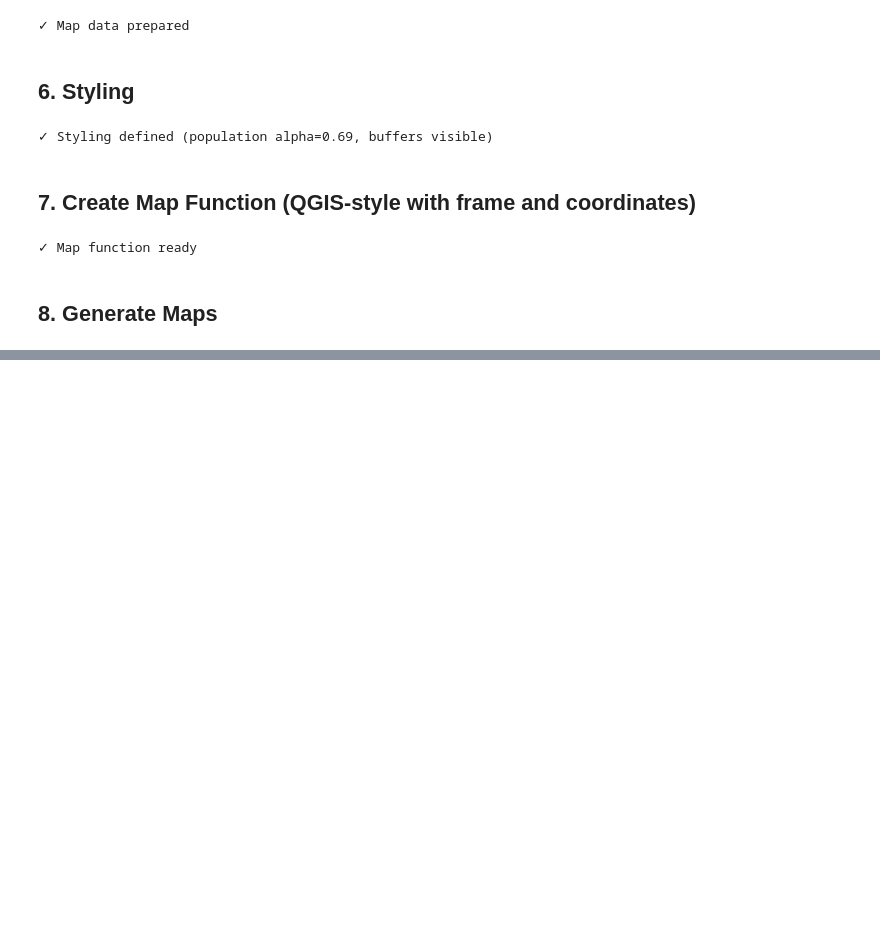
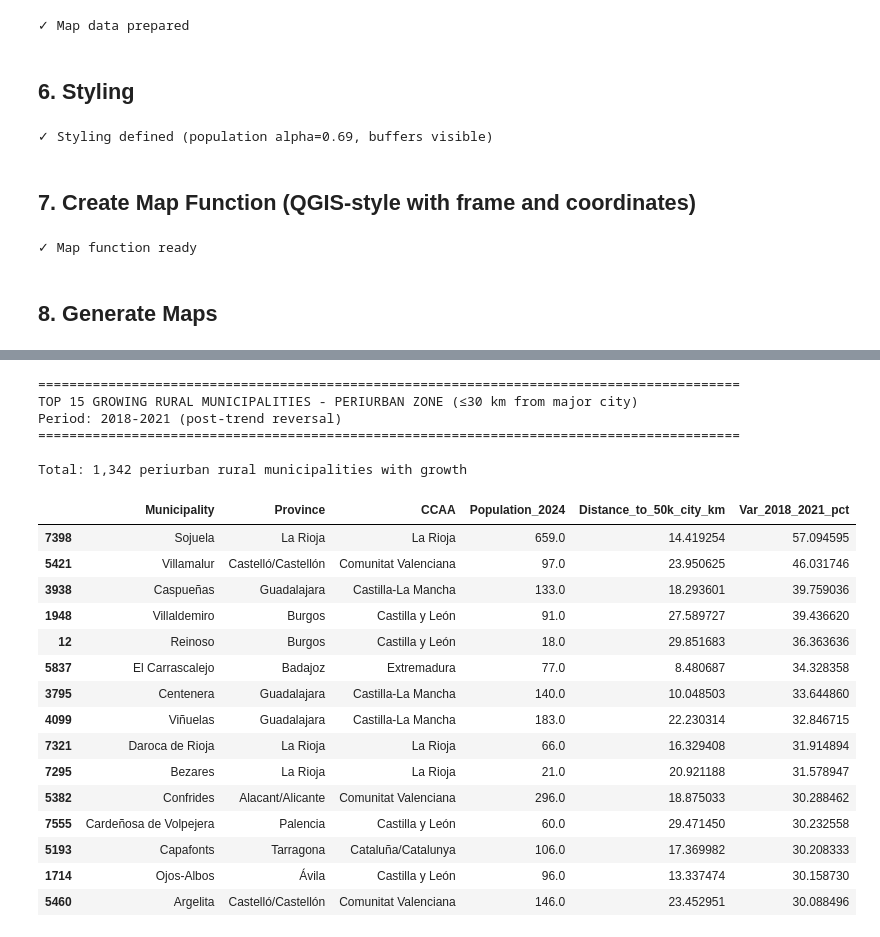
Before and after one commit to juanzotes/rural-migration-land-use-spain, a Jupyter notebook: notebooks/v1_pop_variation_accessibility_buffer_maps.ipynb, the cells around one changed output, grey strips where cells are left out. Saved outputs shown, nothing was run; the diff lists cells and outputs as text; code cells hidden in the pictures; blank space fills up the shorter version.

```diff
--- a/notebooks/v1_pop_variation_accessibility_buffer_maps.ipynb
+++ b/notebooks/v1_pop_variation_accessibility_buffer_maps.ipynb
@@ -526,0 +638,26 @@ create_population_map(
+# %%
+# 10.1 Get population 2024 and classify
+
+# Merge population 2024
+pop_2024 = df_padron_wide[['Mun_Code', 'pop_2024']].copy()
+gdf_mun = gdf_mun.merge(pop_2024, on='Mun_Code', how='left')
+
+# Classify municipalities by population size
+def classify_municipality_size(pop):
+    if pd.isna(pop):
+        return 'Unknown'
+    elif pop < 1000:
+        return '<1,000 (very small rural)'
+    elif pop < 5000:
+        return '1,000-5,000 (small rural)'
+    elif pop < 20000:
+        return '5,000-20,000 (semi-urban)'
+    elif pop < 50000:
+        return '20,000-50,000 (intermediate)'
+    else:
+        return '>50,000 (urban)'
+
+gdf_mun['municipality_size'] = gdf_mun['pop_2024'].apply(classify_municipality_size)
+
+print("Municipality size distribution (2024 population):")
+print(gdf_mun['municipality_size'].value_counts().sort_index())
@@ -526,0 +993,42 @@ create_population_map(
+# %%
+# CODE CELL - 12.3 Top growing rural municipalities - PERIURBAN (≤30 km)
+
+print("\n" + "=" * 90)
+print("TOP 15 GROWING RURAL MUNICIPALITIES - PERIURBAN ZONE (≤30 km from major city)")
+print("Period: 2018-2021 (post-trend reversal)")
+print("=" * 90)
+
+periurban_rural_growth = rural[
+    (rural['Distance_class'] == '≤30 km') &
+    (rural['Var_2018_2021_pct'] > 0)
+].sort_values('Var_2018_2021_pct', ascending=False)
+
+display_cols = ['Municipality', 'Province', 'CCAA', 'Population_2024',
+                'Distance_to_50k_city_km', 'Var_2018_2021_pct']
+display_cols = [c for c in display_cols if c in periurban_rural_growth.columns]
+
+print(f"\nTotal: {len(periurban_rural_growth):,} periurban rural municipalities with growth")
+periurban_rural_growth[display_cols].head(15)
+# %% [output]
+==========================================================================================
+TOP 15 GROWING RURAL MUNICIPALITIES - PERIURBAN ZONE (≤30 km from major city)
+Period: 2018-2021 (post-trend reversal)
+==========================================================================================
+
+Total: 1,342 periurban rural municipalities with growth
+|  | Municipality | Province | CCAA | Population_2024 | Distance_to_50k_city_km | Var_2018_2021_pct |
+| 7398 | Sojuela | La Rioja | La Rioja | 659.0 | 14.419254 | 57.094595 |
+| 5421 | Villamalur | Castelló/Castellón | Comunitat Valenciana | 97.0 | 23.950625 | 46.031746 |
+| 3938 | Caspueñas | Guadalajara | Castilla-La Mancha | 133.0 | 18.293601 | 39.759036 |
+| 1948 | Villaldemiro | Burgos | Castilla y León | 91.0 | 27.589727 | 39.436620 |
+| 12 | Reinoso | Burgos | Castilla y León | 18.0 | 29.851683 | 36.363636 |
+| 5837 | El Carrascalejo | Badajoz | Extremadura | 77.0 | 8.480687 | 34.328358 |
+| 3795 | Centenera | Guadalajara | Castilla-La Mancha | 140.0 | 10.048503 | 33.644860 |
+| 4099 | Viñuelas | Guadalajara | Castilla-La Mancha | 183.0 | 22.230314 | 32.846715 |
+| 7321 | Daroca de Rioja | La Rioja | La Rioja | 66.0 | 16.329408 | 31.914894 |
+| 7295 | Bezares | La Rioja | La Rioja | 21.0 | 20.921188 | 31.578947 |
+| 5382 | Confrides | Alacant/Alicante | Comunitat Valenciana | 296.0 | 18.875033 | 30.288462 |
+| 7555 | Cardeñosa de Volpejera | Palencia | Castilla y León | 60.0 | 29.471450 | 30.232558 |
+| 5193 | Capafonts | Tarragona | Cataluña/Catalunya | 106.0 | 17.369982 | 30.208333 |
+| 1714 | Ojos-Albos | Ávila | Castilla y León | 96.0 | 13.337474 | 30.158730 |
+| 5460 | Argelita | Castelló/Castellón | Comunitat Valenciana | 146.0 | 23.452951 | 30.088496 |
```
Also changed, not shown: parts of 32 cells of this notebook, 4 other files.
